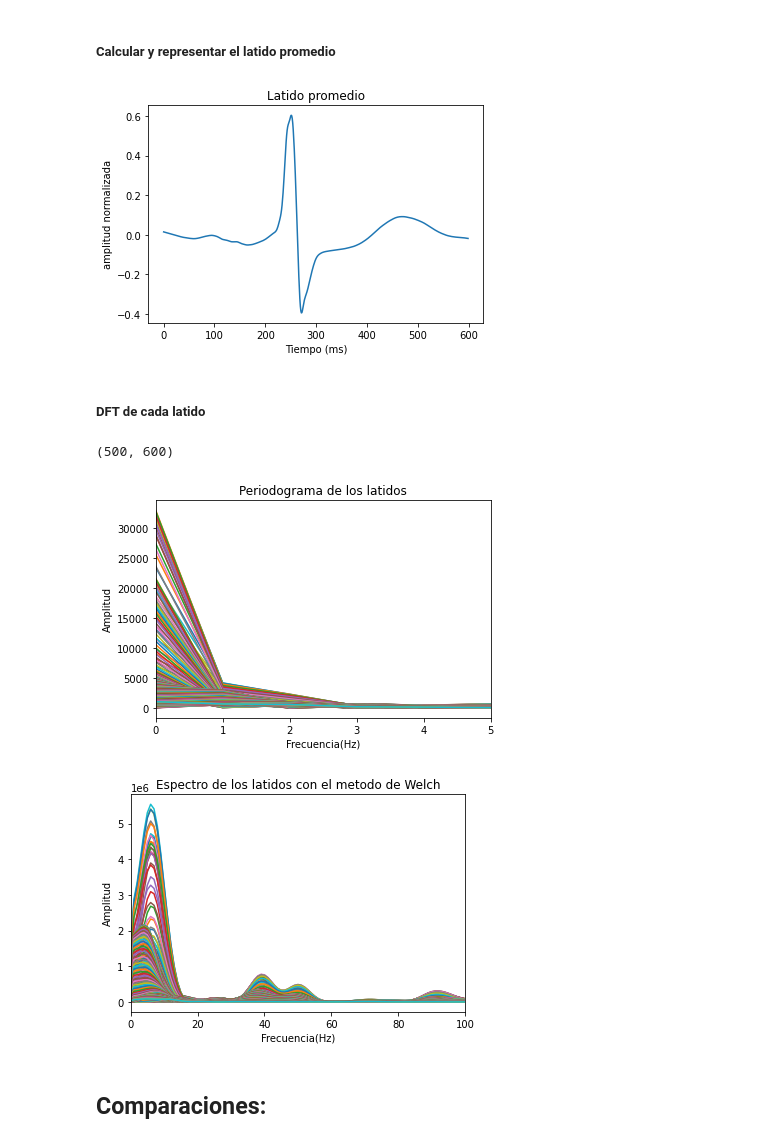
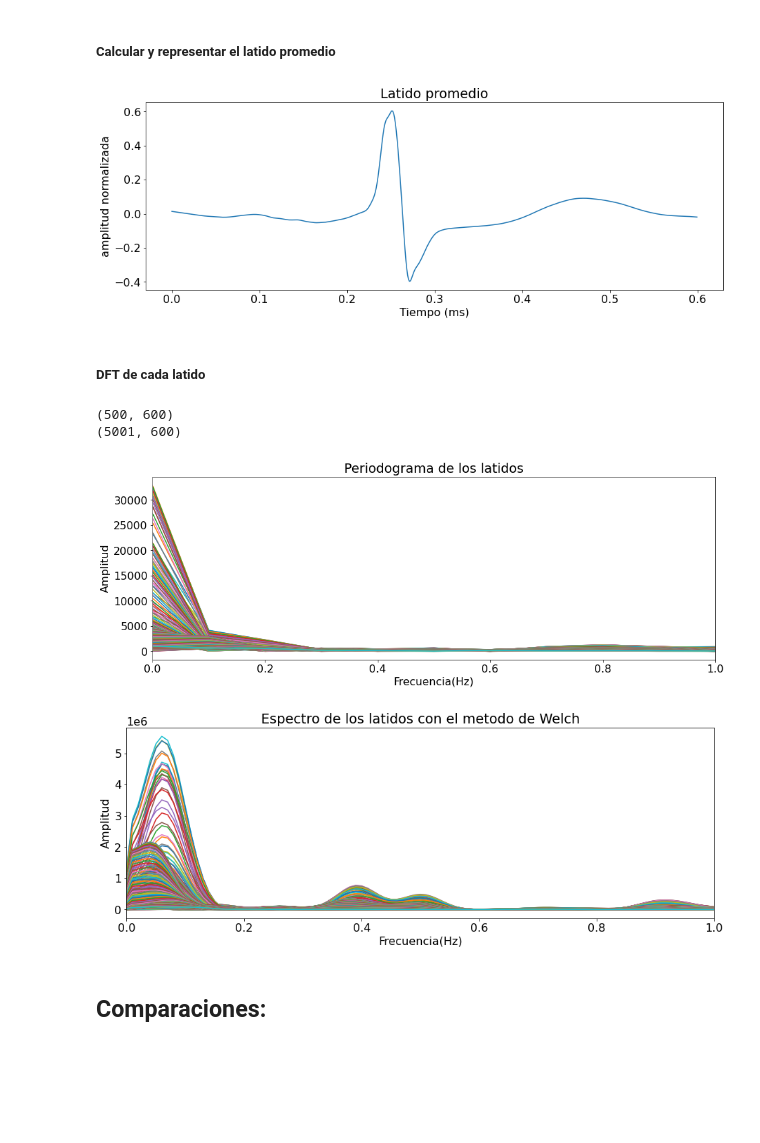
Before and after one commit to Mathilde-lelephant/Mathilde-d-Hebrail-PDS-repo, a Jupyter notebook: notebook8.ipynb, the cells around one changed output. Drawn from its saved outputs; the diff is of its cells as text; code cells hidden in the pictures; blank space fills up the shorter version.

```diff
--- a/notebook8.ipynb
+++ b/notebook8.ipynb
@@ -115,9 +124,9 @@ for i in range(len(cut_points) - 1):
     #segment_signal = normalize(segment_signal)
     array.append(segment_signal)
 
-    plt.plot(segment_signal)
+    plt.plot(tt[:600], segment_signal)
     plt.title("Latidos presentes en el registro agrupados por tipo")
-    plt.xlabel("Tiempo")
+    plt.xlabel("Tiempo en s")
     plt.ylabel("Amplitud")
 
 plt.show()
@@ -145,44 +154,48 @@ new_ecg = [np.mean(array_transposed[i]) for i in range(len(array_transposed))]
 new_ecg_norm = normalize(new_ecg)
 # %%
 plt.figure
-plt.plot(new_ecg_norm)
+plt.plot(tt[:600],new_ecg_norm)
 plt.title("Latido promedio")
 plt.xlabel("Tiempo (ms)")
 plt.ylabel("amplitud normalizada")
 plt.show()
 # %% [output]
-[figure, old version]
+[figure, new version]
 # %% [markdown]
 ##### DFT de cada latido
 # %%
 new_fft = (1/600)* np.fft.fft(array, axis = 0)
 f, pW = sg.welch(array, fs=fs_ecg, window='hann',nfft = 10000, nperseg=int(np.round(10000/5)), axis = 0)
-
+df_ecg = fs_ecg/10000 # resolución espectral
+ff = np.arange(0, fs_ecg//2, df_ecg).flatten()
+f=f/10
 
 #new_fft = normalize(new_fft)
 #new_fft = new_fft - np.mean(new_fft)
-new_fft[:fs_ecg//2].shape
+print(new_fft[:fs_ecg//2].shape)
+print(pW.shape)
 # %% [output]
 (500, 600)
+(5001, 600)
 # %%
 plt.figure
-plt.plot((np.abs(new_fft[:fs_ecg//2])))
+plt.plot(ff[:fs_ecg//2], (np.abs(new_fft[:fs_ecg//2])))
 plt.title("Periodograma de los latidos")
 plt.xlabel("Frecuencia(Hz)")
 plt.ylabel("Amplitud")
-plt.xlim(0, 5)
+plt.xlim(0, 1)
 plt.show()
 
 plt.figure
-plt.plot(pW)
+plt.plot(f[:fs_ecg//2],pW[:fs_ecg//2])
 plt.title("Espectro de los latidos con el metodo de Welch")
 plt.xlabel("Frecuencia(Hz)")
 plt.ylabel("Amplitud")
-plt.xlim(0, 100)
+plt.xlim(0, 1)
 plt.show()
 # %% [output]
-[figure, old version]
+[figure, new version]
-[figure, old version]
+[figure, new version]
 # %% [markdown]
 ## Comparaciones:
 # %%
```
Also changed, not shown: parts of 10 cells of this notebook, 1 other file.
